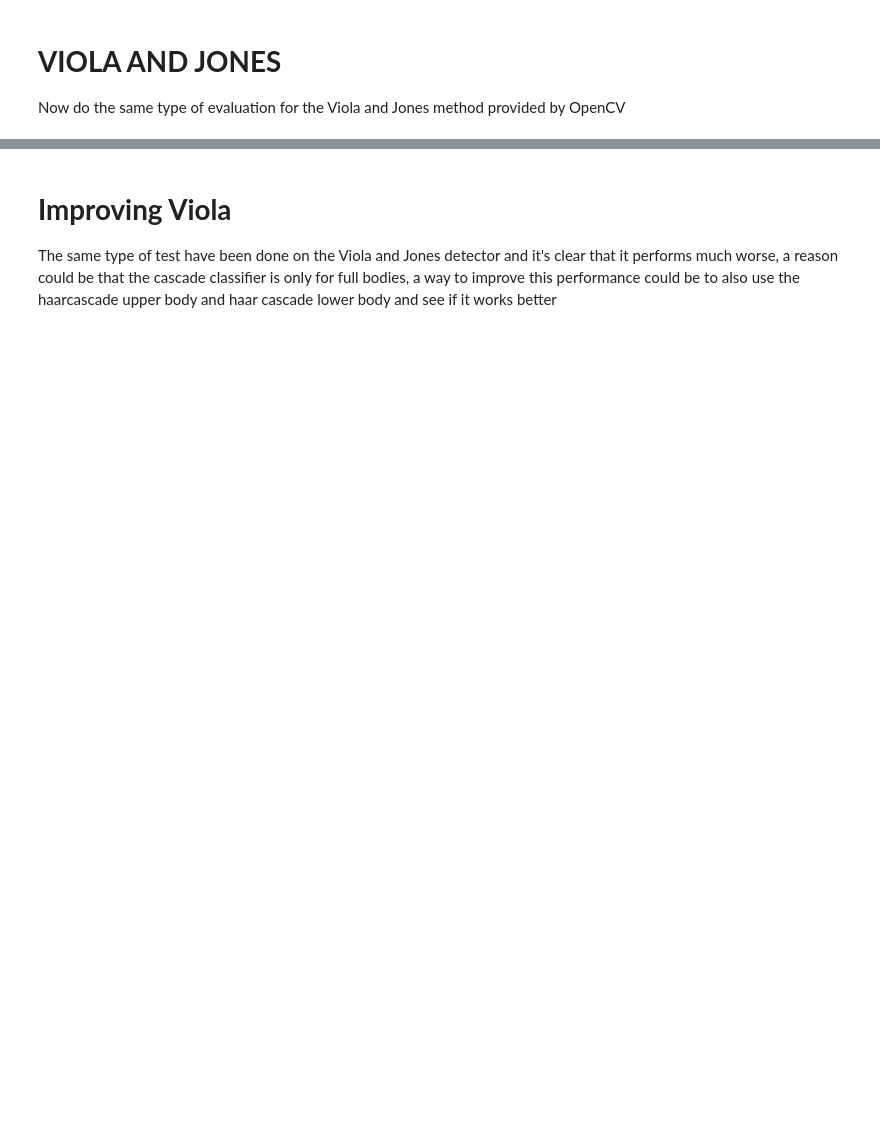
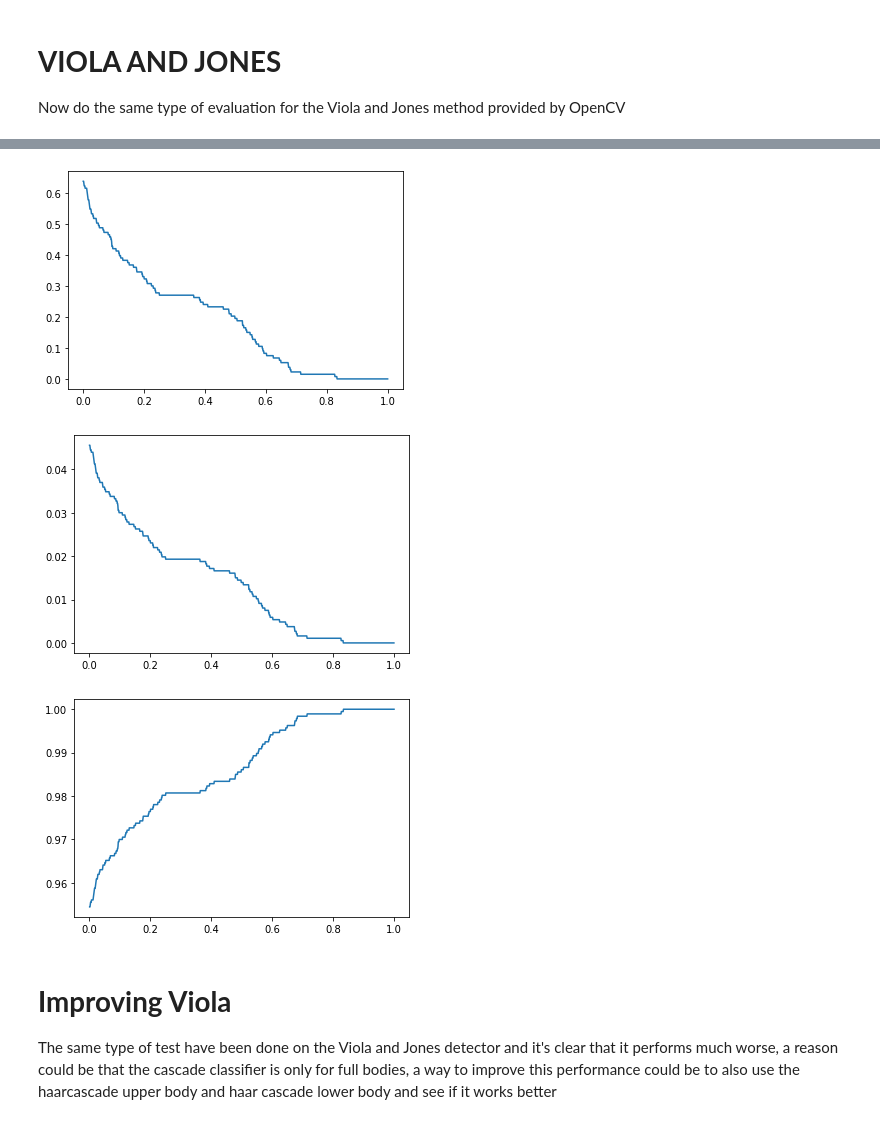
Before and after one commit to pastifra/Embedded-Person-detection, a Jupyter notebook: Stat_evaluation.ipynb, the cells around one changed output, grey strips where cells are left out. Saved outputs shown, nothing was run; the diff lists cells and outputs as text; code cells hidden in the pictures; blank space fills up the shorter version.

```diff
--- a/Stat_evaluation.ipynb
+++ b/Stat_evaluation.ipynb
@@ -223,22 +348,5 @@ def viola_detector(im_path):
   return detected_bodies
 # %%
 prop_regions_viola = []
-for i in range(0,500):
+for i in range(0,578):
   prop_regions_viola.append(viola_detector(every_path[i]))
-# %%
-iou_thr = 0
-iou_thresholds = []
-detection_rate_iou_viola = []
-for h in range(0,1000):
-  iou_thr += 0.001
-  iou_thresholds.append(iou_thr)
-  detection_rate = [0]*500
-  for i in range(0,500):
-    for j in prop_regions_viola[i]:
-      for h in bboxes[i]:
-        if (calc_iou(h,j) > iou_thr):
-          if(detection_rate[i] < len(bboxes[i])):
-            detection_rate[i] += 1;
-    detection_rate[i] = detection_rate[i]/len(bboxes[i])
-  temp = sum(detection_rate)/500
-  detection_rate_iou_viola.append(temp)
@@ -250,3 +382,33 @@ pyplot.show()
+# %%
+pyplot.plot(iou_thresholds, viola_precision)
+pyplot.show()
+
+pyplot.plot(iou_thresholds, viola_recall)
+pyplot.show()
+
+pyplot.plot(iou_thresholds, viola_missrate)
+pyplot.show()
+
+from scipy.io import savemat
+
+mdic = {"viola_threshold": iou_thresholds}
+savemat("/content/VIOLA_results/iou_thresholds.mat", mdic)
+
+mdic = {"viola_precision": viola_precision}
+savemat("/content/VIOLA_results/viola_precision.mat", mdic)
+
+mdic = {"viola_recall": viola_recall}
+savemat("/content/VIOLA_results/viola_recall.mat", mdic)
+
+mdic = {"viola_missrate": viola_missrate}
+savemat("/content/VIOLA_results/viola_missrate.mat", mdic)
+
+mdic = {"viola_f1": viola_f1}
+savemat("/content/VIOLA_results/viola_f1.mat", mdic)
+# %% [output]
+[figure, added]
+[figure, added]
+[figure, added]
 # %% [markdown]
 # **Improving Viola**
 
```
Also changed, not shown: parts of 30 cells of this notebook.
